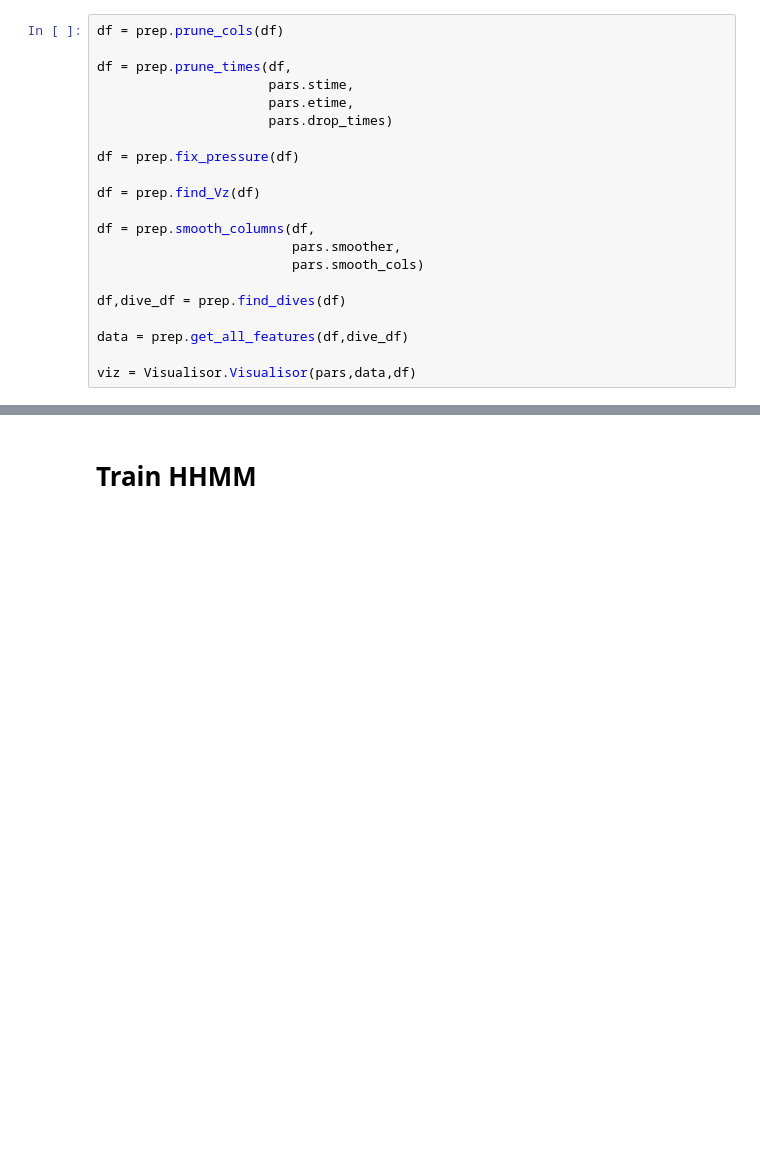
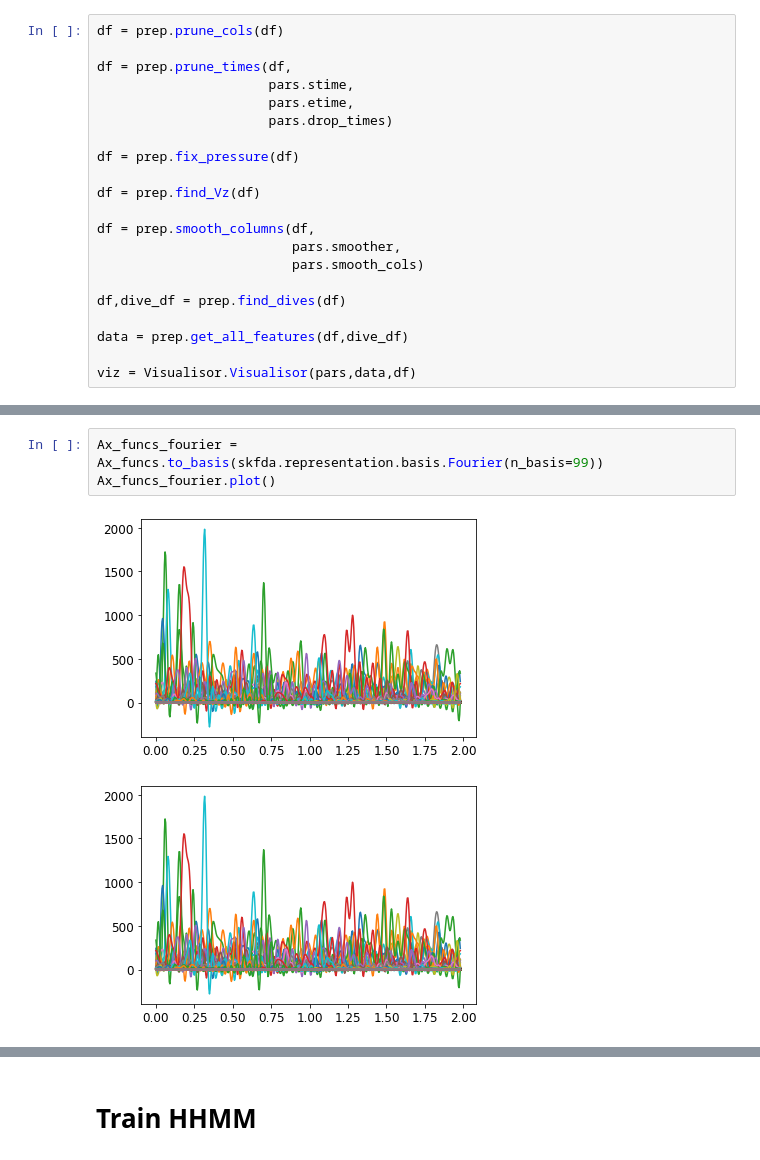
Before and after one commit to evsi8432/CarHHMM, a Jupyter notebook: Code/Final_Code.ipynb, the cells around one changed output, grey strips where cells are left out. Drawn from its saved outputs; the diff is of its cells as text; blank space fills up the shorter version.

```diff
--- a/Code/Final_Code.ipynb
+++ b/Code/Final_Code.ipynb
@@ -333,0 +355,6 @@ Initialization 10 did not converge. Try different init parameters, or increase m
+# %%
+Ax_funcs_fourier = Ax_funcs.to_basis(skfda.representation.basis.Fourier(n_basis=99))
+Ax_funcs_fourier.plot()
+# %% [output]
+[figure, added]
+[figure, added]
```
Also changed, not shown: parts of 35 cells of this notebook, 2 other files.
